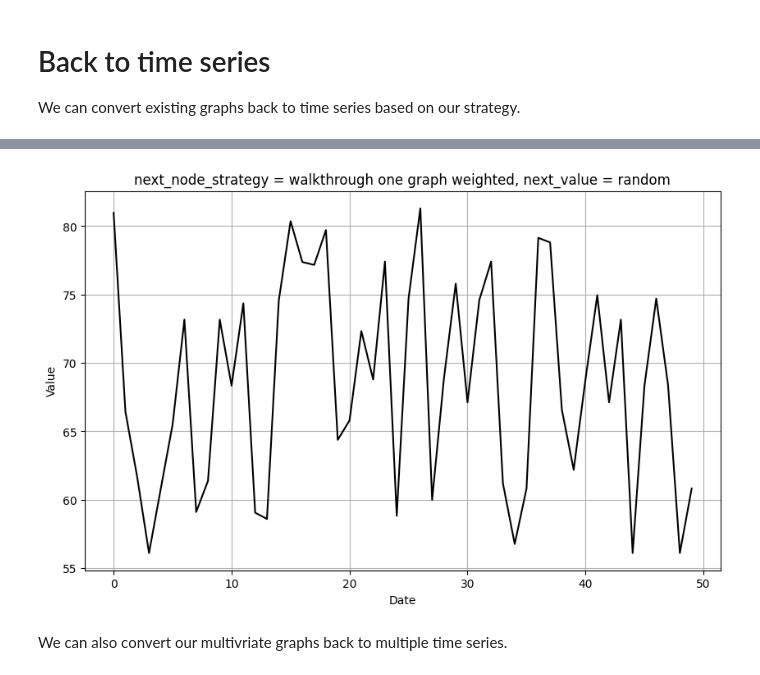
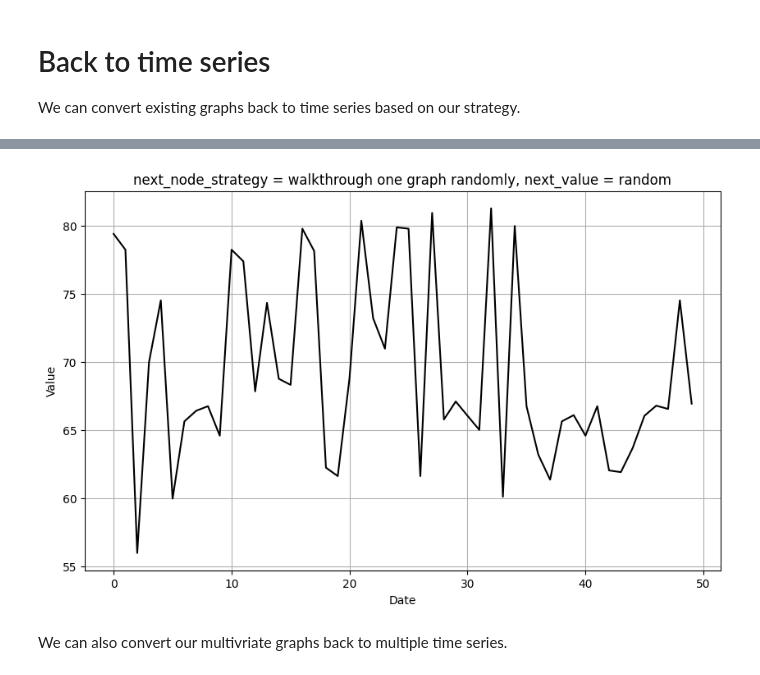
Before and after one commit to zangrcar/ts2g2, a Jupyter notebook: tutorials/demo-ts2g2.ipynb, the cells around one changed output, grey strips where cells are left out. Cells and saved outputs as stored; diff of their text form; code cells hidden in the pictures.

```diff
--- a/tutorials/demo-ts2g2.ipynb
+++ b/tutorials/demo-ts2g2.ipynb
@@ -52,12 +52,12 @@ test = sg.TimeSeriesPreprocessing(inp.CsvStock(amazon_path, "Close").from_csv())
 # %% [output]
 [figure]
 # %%
-x = sg.TimeSeriesPreprocessing(inp.CsvStock(apple_path, "Close").from_csv())\
-    .add_strategy(sg.Segmentation(60, 190))\
-    .add_strategy(sg.SlidingWindow(5))\
+x = model.TimeSeriesPreprocessing(inp.CsvStock(apple_path, "Close").from_csv())\
+    .add_strategy(model.Segmentation(60, 190))\
+    .add_strategy(model.SlidingWindow(5))\
     .process()\
-    .to_graph(gs.NaturalVisibility().get_strategy())\
-    .link(link.LinkGraphs().sliding_window())\
+    .to_graph(tgs.NaturalVisibility().get_strategy())\
+    .link(mgl.LinkGraphs().sliding_window())\
     .combine_identical_nodes_slid_win()\
     .draw("red")
 # %% [output]
@@ -118,13 +116,12 @@ graph.GraphToTS(test.get_graph())\
 # %%
-graph.GraphSlidWin(x.get_graph())\
-    .set_nodes(x.get_graphs())\
-    .next_node_strategy(graph.NextNodeOneWeighted())\
-    .next_value_strategy(graph.NextValueRandomSlidWin().skip_every_x_steps(1))\
+model.GraphSlidWin(x)\
+    .next_node_strategy(tts.NextNodeOneRandom())\
+    .next_value_strategy(tts.NextValueRandomSlidWin().skip_every_x_steps(1))\
     .ts_length(50)\
     .to_time_sequence()\
     .draw()
 # %% [output]
-[figure, old version]
+[figure, new version]
 # %% [markdown]
 We can also convert our multivriate graphs back to multiple time series.
 # %%
```
Also changed, not shown: parts of 7 cells of this notebook, 20 other files.
